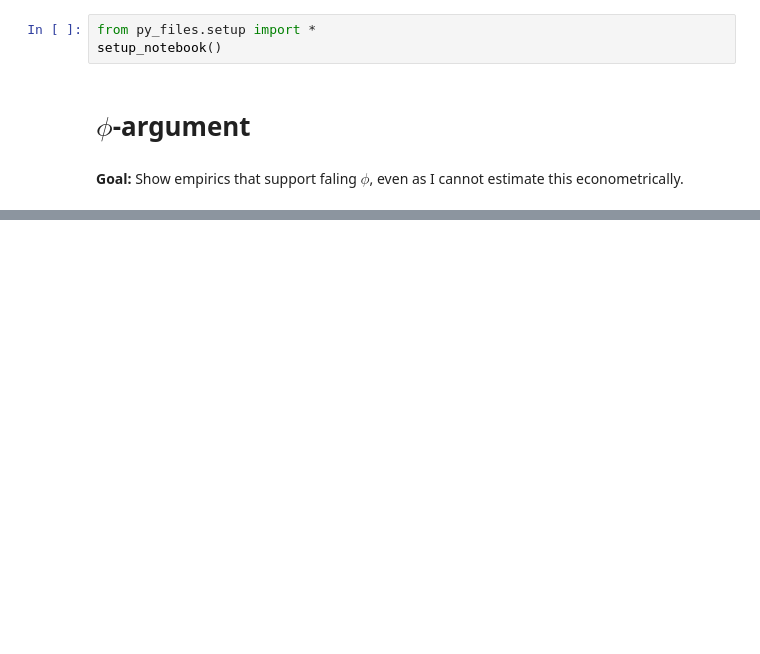
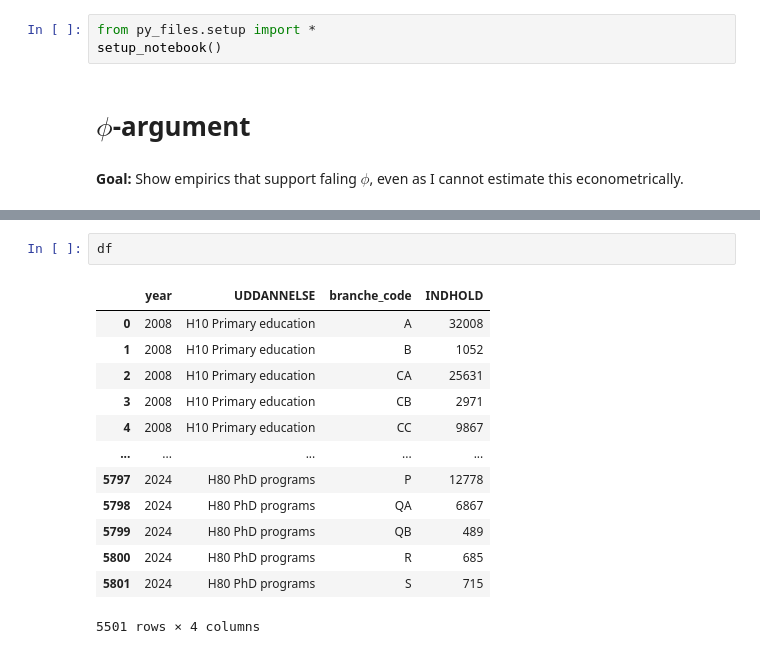
Before and after one commit to cfn368/ba_capinc, a Jupyter notebook: 2_phi_argument.ipynb, the cells around one changed output, grey strips where cells are left out. Drawn from its saved outputs; the diff is of its cells as text; blank space fills up the shorter version.

```diff
--- a/2_phi_argument.ipynb
+++ b/2_phi_argument.ipynb
@@ -40,0 +54,16 @@ This actually strengthens your narrative: the early period shows w_I/w_C ≈ 1 w
+# %%
+df
+# %% [output]
+|  | year | UDDANNELSE | branche_code | INDHOLD |
+| 0 | 2008 | H10 Primary education | A | 32008 |
+| 1 | 2008 | H10 Primary education | B | 1052 |
+| 2 | 2008 | H10 Primary education | CA | 25631 |
+| 3 | 2008 | H10 Primary education | CB | 2971 |
+| 4 | 2008 | H10 Primary education | CC | 9867 |
+| ... | ... | ... | ... | ... |
+| 5797 | 2024 | H80 PhD programs | P | 12778 |
+| 5798 | 2024 | H80 PhD programs | QA | 6867 |
+| 5799 | 2024 | H80 PhD programs | QB | 489 |
+| 5800 | 2024 | H80 PhD programs | R | 685 |
+| 5801 | 2024 | H80 PhD programs | S | 715 |
+5501 rows × 4 columns
```
Also changed, not shown: parts of 7 cells of this notebook, 16 other files.
